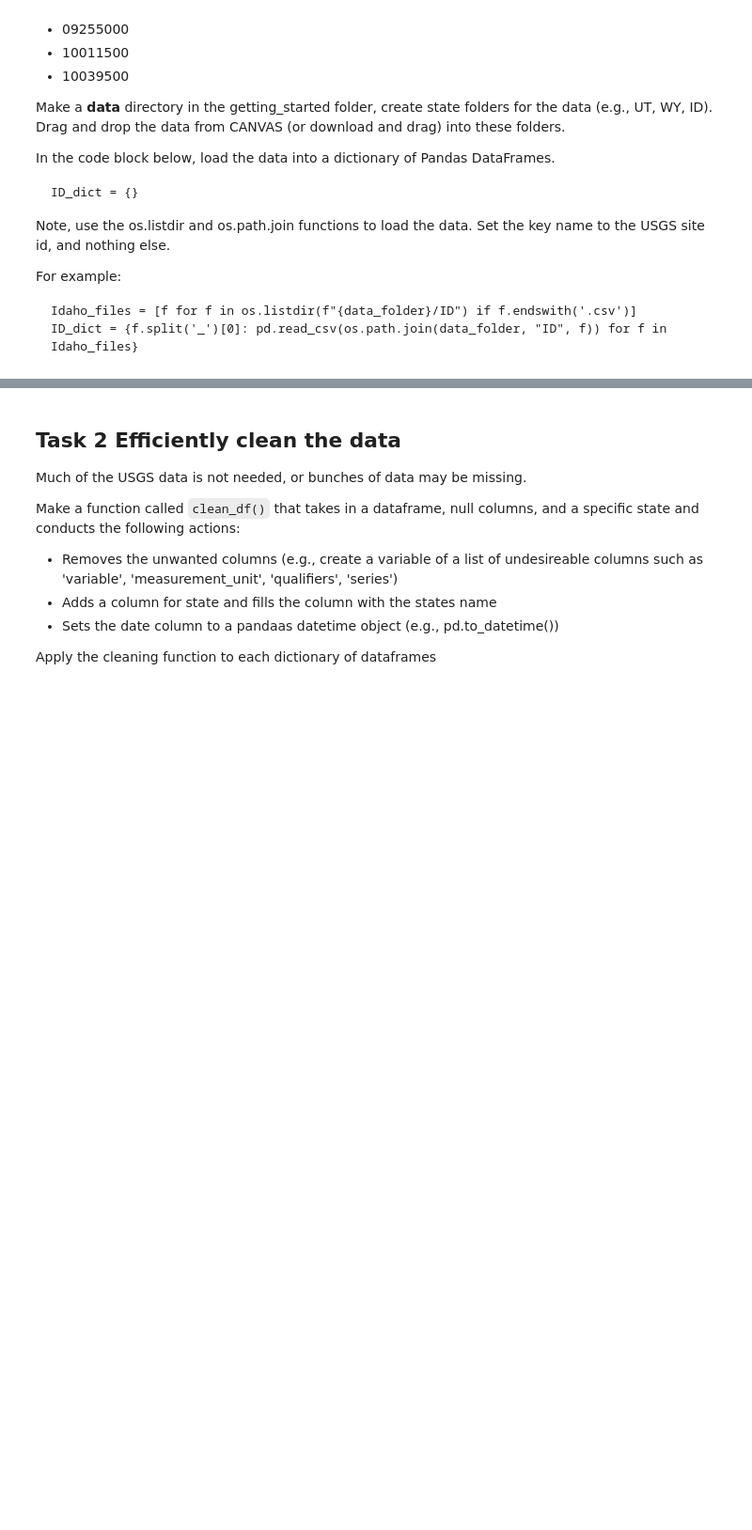
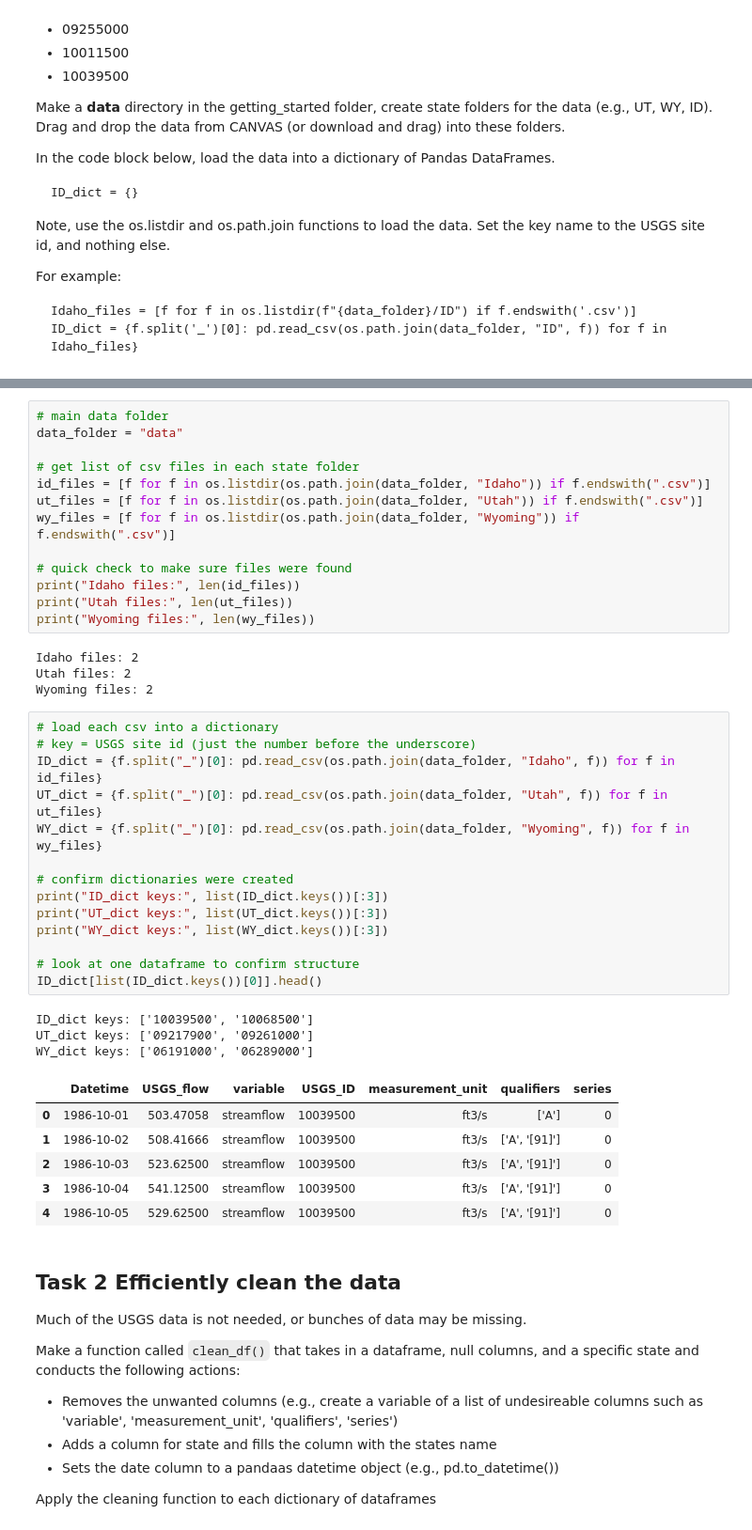
Before and after one commit to northjackson/CommunicatingData-Plotting, a Jupyter notebook: Holoviews/getting_started/Holoviews_Exercises2.ipynb, the cells around one changed output, grey strips where cells are left out. Shown at 94% size. Cells and saved outputs as stored; diff of their text form; blank space fills up the shorter version.

```diff
--- a/Holoviews/getting_started/Holoviews_Exercises2.ipynb
+++ b/Holoviews/getting_started/Holoviews_Exercises2.ipynb
@@ -61,3 +66,44 @@ hv.extension('bokeh', 'matplotlib')
+# %%
+# main data folder
+data_folder = "data"
+
+# get list of csv files in each state folder
+id_files = [f for f in os.listdir(os.path.join(data_folder, "Idaho")) if f.endswith(".csv")]
+ut_files = [f for f in os.listdir(os.path.join(data_folder, "Utah")) if f.endswith(".csv")]
+wy_files = [f for f in os.listdir(os.path.join(data_folder, "Wyoming")) if f.endswith(".csv")]
+
+# quick check to make sure files were found
+print("Idaho files:", len(id_files))
+print("Utah files:", len(ut_files))
+print("Wyoming files:", len(wy_files))
+# %% [output]
+Idaho files: 2
+Utah files: 2
+Wyoming files: 2
+# %%
+# load each csv into a dictionary
+# key = USGS site id (just the number before the underscore)
+ID_dict = {f.split("_")[0]: pd.read_csv(os.path.join(data_folder, "Idaho", f)) for f in id_files}
+UT_dict = {f.split("_")[0]: pd.read_csv(os.path.join(data_folder, "Utah", f)) for f in ut_files}
+WY_dict = {f.split("_")[0]: pd.read_csv(os.path.join(data_folder, "Wyoming", f)) for f in wy_files}
+
+# confirm dictionaries were created
+print("ID_dict keys:", list(ID_dict.keys())[:3])
+print("UT_dict keys:", list(UT_dict.keys())[:3])
+print("WY_dict keys:", list(WY_dict.keys())[:3])
+
+# look at one dataframe to confirm structure
+ID_dict[list(ID_dict.keys())[0]].head()
+# %% [output]
+ID_dict keys: ['10039500', '10068500']
+UT_dict keys: ['09217900', '09261000']
+WY_dict keys: ['06191000', '06289000']
+|  | Datetime | USGS_flow | variable | USGS_ID | measurement_unit | qualifiers | series |
+| 0 | 1986-10-01 | 503.47058 | streamflow | 10039500 | ft3/s | ['A'] | 0 |
+| 1 | 1986-10-02 | 508.41666 | streamflow | 10039500 | ft3/s | ['A', '[91]'] | 0 |
+| 2 | 1986-10-03 | 523.62500 | streamflow | 10039500 | ft3/s | ['A', '[91]'] | 0 |
+| 3 | 1986-10-04 | 541.12500 | streamflow | 10039500 | ft3/s | ['A', '[91]'] | 0 |
+| 4 | 1986-10-05 | 529.62500 | streamflow | 10039500 | ft3/s | ['A', '[91]'] | 0 |
 # %% [markdown]
 ## Task 2 Efficiently clean the data
 
```
Also changed, not shown: parts of 6 cells of this notebook, 6 other files.
